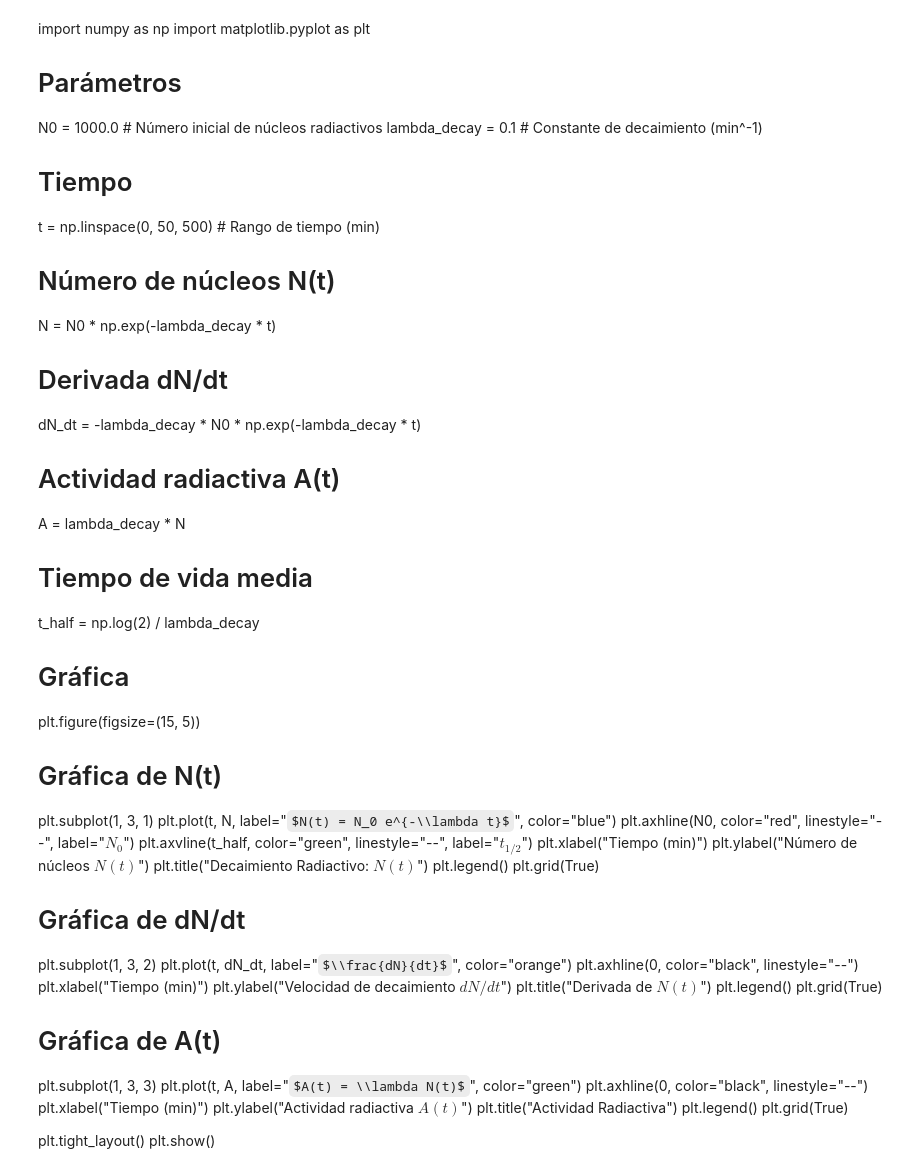
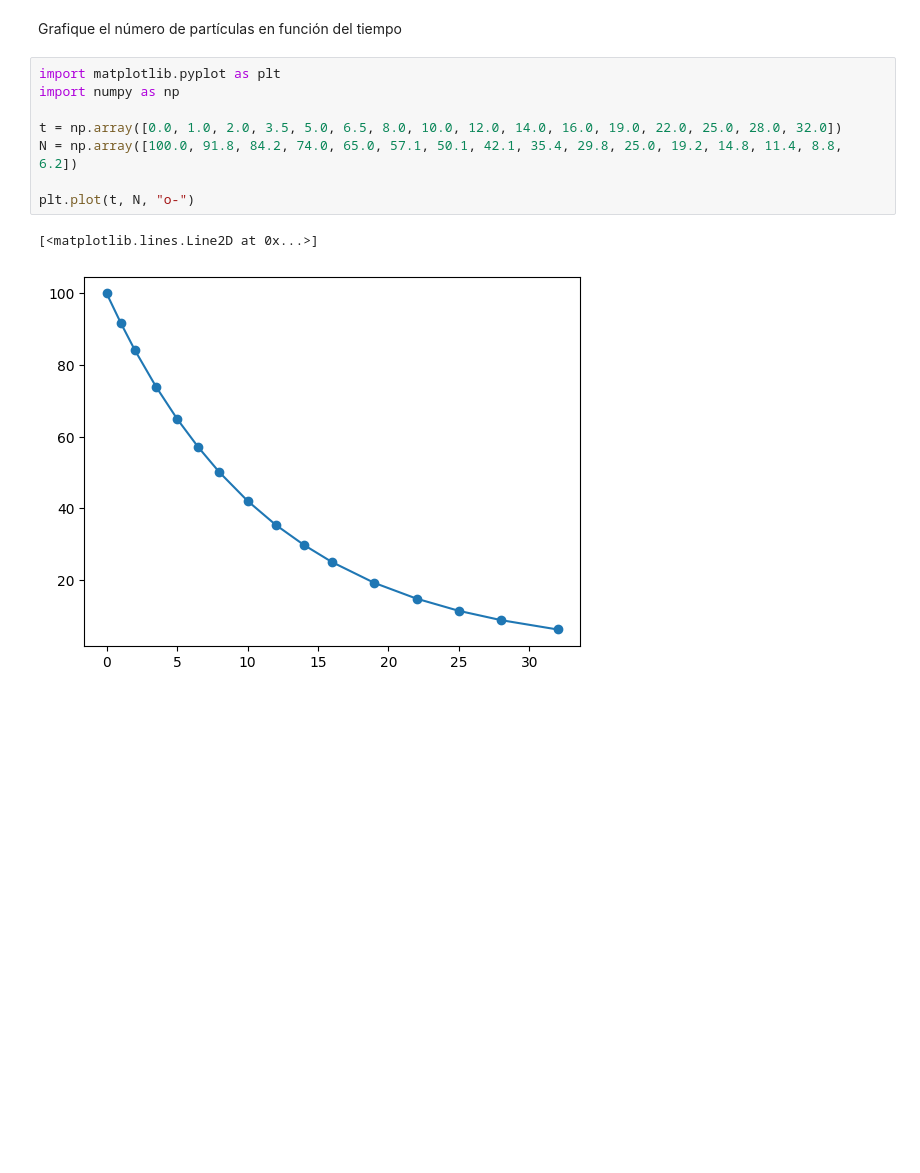
Before and after one commit to matquim/Practicas-Calculo-I, a Jupyter notebook: u5p5.ipynb, the cells around one changed output. Saved outputs shown, nothing was run; the diff lists cells and outputs as text; some formulas as TeX source; blank space fills up the shorter version.

```diff
--- a/u5p5.ipynb
+++ b/u5p5.ipynb
@@ -144,59 +32,13 @@ A(t) = \lambda N(t) = \lambda N_0 e^{-\lambda t}
-# %% [markdown]
-import numpy as np
-import matplotlib.pyplot as plt
-
-# Parámetros
-N0 = 1000.0       # Número inicial de núcleos radiactivos
-lambda_decay = 0.1  # Constante de decaimiento (min^-1)
-
-# Tiempo
-t = np.linspace(0, 50, 500)  # Rango de tiempo (min)
-
-# Número de núcleos N(t)
-N = N0 * np.exp(-lambda_decay * t)
-
-# Derivada dN/dt
-dN_dt = -lambda_decay * N0 * np.exp(-lambda_decay * t)
-
-# Actividad radiactiva A(t)
-A = lambda_decay * N
-
-# Tiempo de vida media
-t_half = np.log(2) / lambda_decay
-
-# Gráfica
-plt.figure(figsize=(15, 5))
-
-# Gráfica de N(t)
-plt.subplot(1, 3, 1)
-plt.plot(t, N, label="$N(t) = N_0 e^{-\\lambda t}$", color="blue")
-plt.axhline(N0, color="red", linestyle="--", label="$N_0$")
-plt.axvline(t_half, color="green", linestyle="--", label="$t_{1/2}$")
-plt.xlabel("Tiempo (min)")
-plt.ylabel("Número de núcleos $N(t)$")
-plt.title("Decaimiento Radiactivo: $N(t)$")
-plt.legend()
-plt.grid(True)
-
-# Gráfica de dN/dt
-plt.subplot(1, 3, 2)
-plt.plot(t, dN_dt, label="$\\frac{dN}{dt}$", color="orange")
-plt.axhline(0, color="black", linestyle="--")
-plt.xlabel("Tiempo (min)")
-plt.ylabel("Velocidad de decaimiento $dN/dt$")
-plt.title("Derivada de $N(t)$")
-plt.legend()
-plt.grid(True)
-
-# Gráfica de A(t)
-plt.subplot(1, 3, 3)
-plt.plot(t, A, label="$A(t) = \\lambda N(t)$", color="green")
-plt.axhline(0, color="black", linestyle="--")
-plt.xlabel("Tiempo (min)")
-plt.ylabel("Actividad radiactiva $A(t)$")
-plt.title("Actividad Radiactiva")
-plt.legend()
-plt.grid(True)
-
-plt.tight_layout()
-plt.show()
+# %% [markdown]
+Grafique el número de partículas en función del tiempo
+# %%
+import matplotlib.pyplot as plt
+import numpy as np
+
+t = np.array([0.0, 1.0, 2.0, 3.5, 5.0, 6.5, 8.0, 10.0, 12.0, 14.0, 16.0, 19.0, 22.0, 25.0, 28.0, 32.0])
+N = np.array([100.0, 91.8, 84.2, 74.0, 65.0, 57.1, 50.1, 42.1, 35.4, 29.8, 25.0, 19.2, 14.8, 11.4, 8.8, 6.2])
+
+plt.plot(t, N, "o-")
+# %% [output]
+[<matplotlib.lines.Line2D at 0x...>]
+[figure, added]
```
Also changed, not shown: parts of 8 cells of this notebook, 1 other file.
